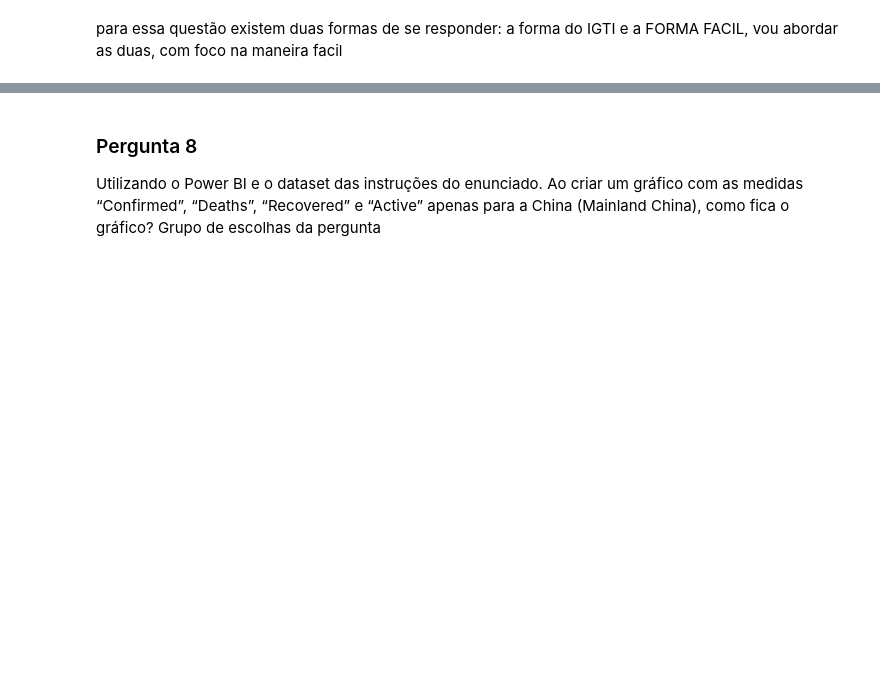
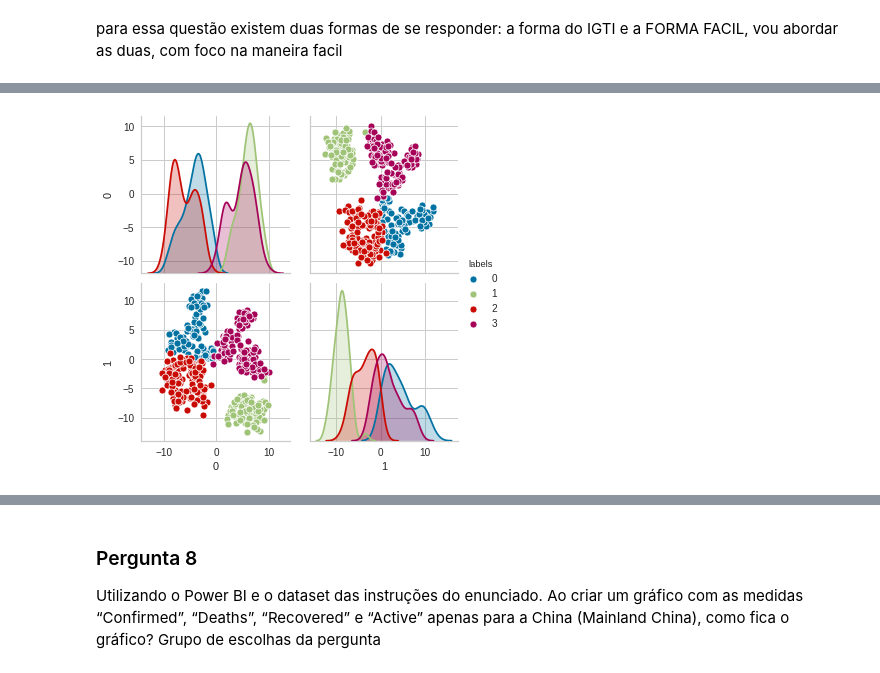
Before and after one commit to thinkerston/igti_ds_bootcamp, a Jupyter notebook: 01_trabalho_pratico_modulo01/IGTI_TP_modulo1_KMEANS.ipynb, the cells around one changed output, grey strips where cells are left out. Saved outputs shown, nothing was run; the diff lists cells and outputs as text; code cells hidden in the pictures; blank space fills up the shorter version.

```diff
--- a/01_trabalho_pratico_modulo01/IGTI_TP_modulo1_KMEANS.ipynb
+++ b/01_trabalho_pratico_modulo01/IGTI_TP_modulo1_KMEANS.ipynb
@@ -147,0 +186,3 @@ visualizer.show() #aqui ele plota o grafico
+# %%
+kmeans = KMeans(n_clusters=4, init='k-means++', max_iter=300, n_init=10) # definindo o modelo
+kmeans.fit(X) # treinando o modelo
@@ -147,0 +193,4 @@ visualizer.show() #aqui ele plota o grafico
+# %%
+df = pd.DataFrame(X) #Criando um dataframe com X
+center = pd.DataFrame(kmeans.cluster_centers_) # pegandos os centros de cluster e salvando em centers
+df['labels'] = pd.DataFrame(kmeans.labels_) # adicionando a coluna "labels" no dataframe
@@ -147,0 +206,6 @@ visualizer.show() #aqui ele plota o grafico
+# %%
+
+sns.pairplot(df, hue='labels') #criando um pairplot dos dados
+plt.show()
+# %% [output]
+[figure, added]
```
Also changed, not shown: parts of 26 cells of this notebook, 7 other files.
